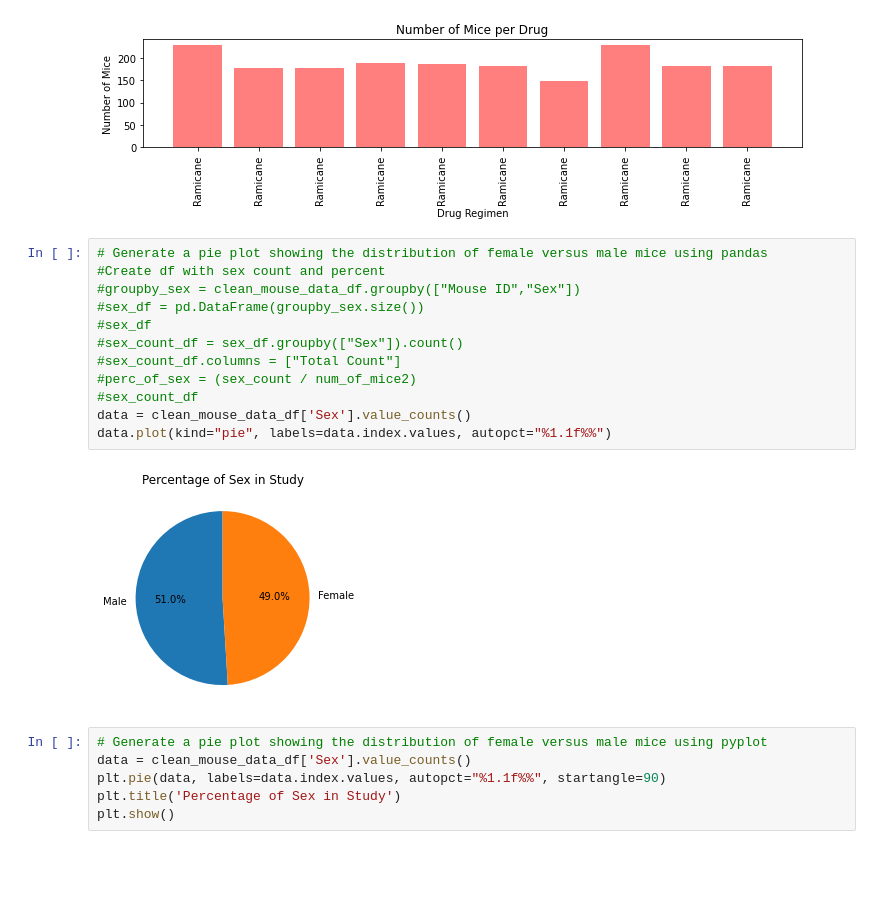
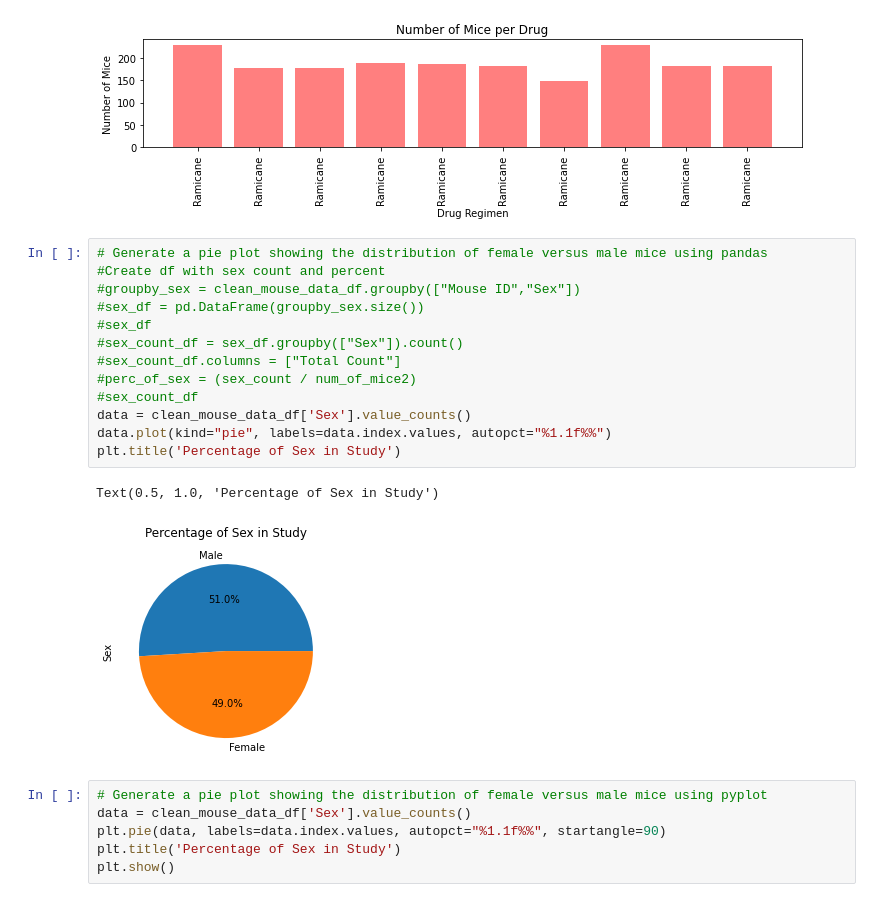
Before and after one commit to nicpie-bit/Mouse-Tumor-Analysis-Matplotlib, a Jupyter notebook: PowerOfPlots/pymaceuticals_starter.ipynb, the cells around one changed output. Cells and saved outputs as stored; diff of their text form; blank space fills up the shorter version.

```diff
--- a/PowerOfPlots/pymaceuticals_starter.ipynb
+++ b/PowerOfPlots/pymaceuticals_starter.ipynb
@@ -167,17 +167,19 @@ plt.show()
 # %%
 # Generate a pie plot showing the distribution of female versus male mice using pandas
 #Create df with sex count and percent
 #groupby_sex = clean_mouse_data_df.groupby(["Mouse ID","Sex"])
 #sex_df = pd.DataFrame(groupby_sex.size())
 #sex_df
 #sex_count_df = sex_df.groupby(["Sex"]).count()
 #sex_count_df.columns = ["Total Count"]
 #perc_of_sex = (sex_count / num_of_mice2)
 #sex_count_df
 data = clean_mouse_data_df['Sex'].value_counts()
 data.plot(kind="pie", labels=data.index.values, autopct="%1.1f%%")
+plt.title('Percentage of Sex in Study')
 # %% [output]
+Text(0.5, 1.0, 'Percentage of Sex in Study')
-[figure, old version]
+[figure, new version]
 # %%
 # Generate a pie plot showing the distribution of female versus male mice using pyplot
 data = clean_mouse_data_df['Sex'].value_counts()
```
Also changed, not shown: parts of 2 cells of this notebook.
